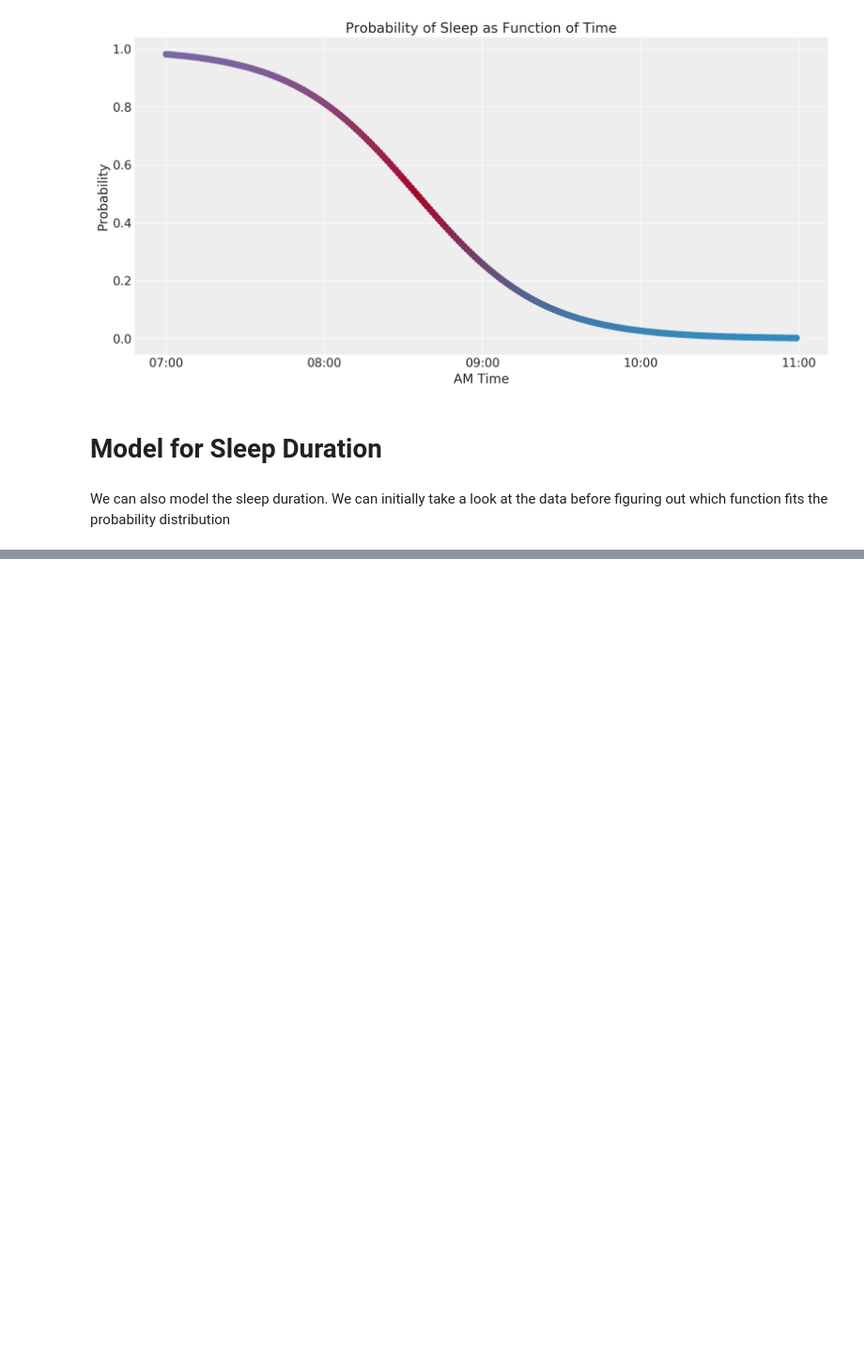
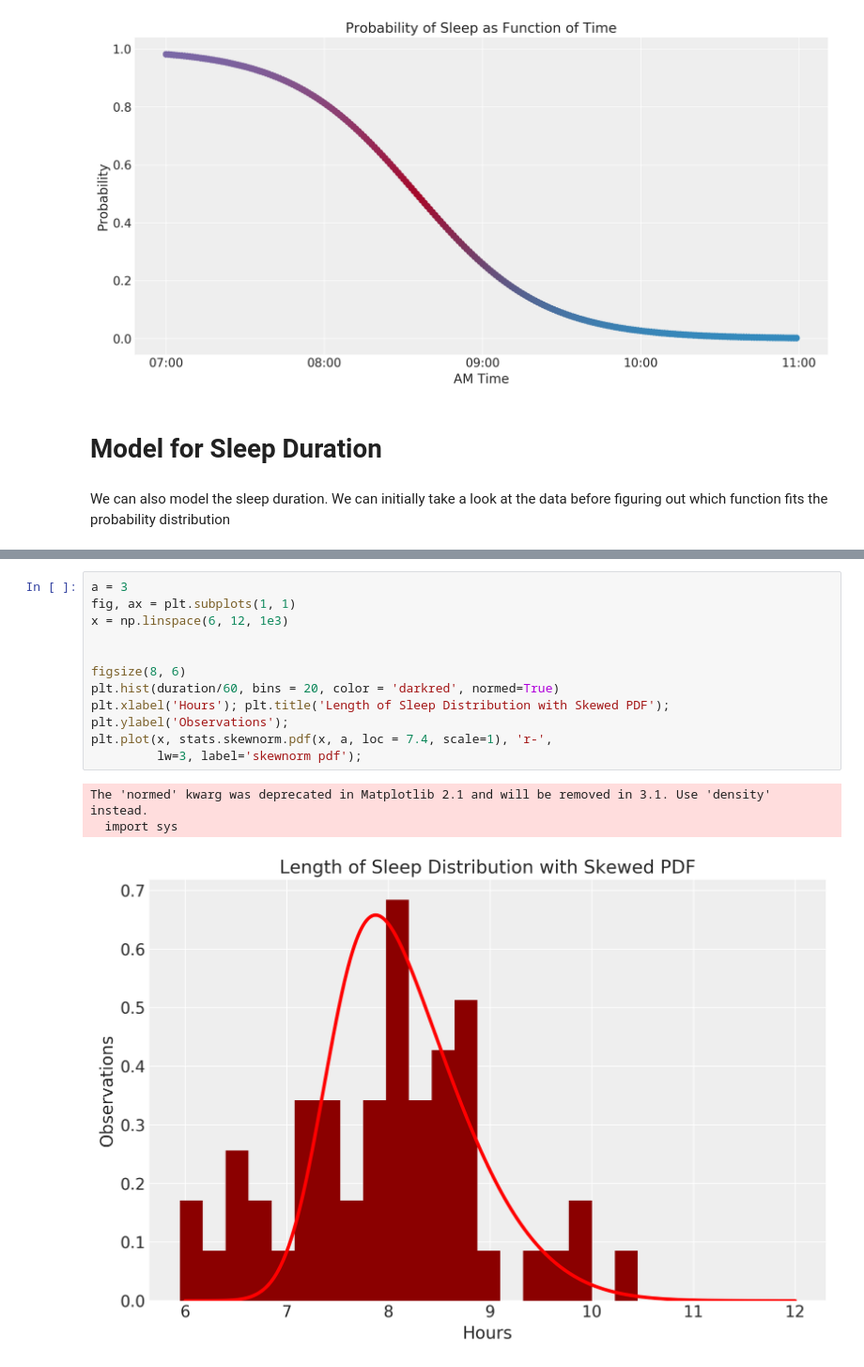
Before and after one commit to bwassim/Health-Data-Analysis, a Jupyter notebook: Analyse-Garmin-Health-Data.ipynb, the cells around one changed output, grey strips where cells are left out. Shown at 94% size. Saved outputs shown, nothing was run; the diff lists cells and outputs as text; blank space fills up the shorter version.

```diff
--- a/Analyse-Garmin-Health-Data.ipynb
+++ b/Analyse-Garmin-Health-Data.ipynb
@@ -843,0 +887,16 @@ which function fits the probability distribution
+# %%
+a = 3
+fig, ax = plt.subplots(1, 1)
+x = np.linspace(6, 12, 1e3)
+
+
+figsize(8, 6)
+plt.hist(duration/60, bins = 20, color = 'darkred', normed=True)
+plt.xlabel('Hours'); plt.title('Length of Sleep Distribution with Skewed PDF');
+plt.ylabel('Observations');
+plt.plot(x, stats.skewnorm.pdf(x, a, loc = 7.4, scale=1), 'r-',
+         lw=3, label='skewnorm pdf');
+# %% [output]
+The 'normed' kwarg was deprecated in Matplotlib 2.1 and will be removed in 3.1. Use 'density' instead.
+  import sys
+[figure, added]
```
Also changed, not shown: parts of 17 cells of this notebook.
